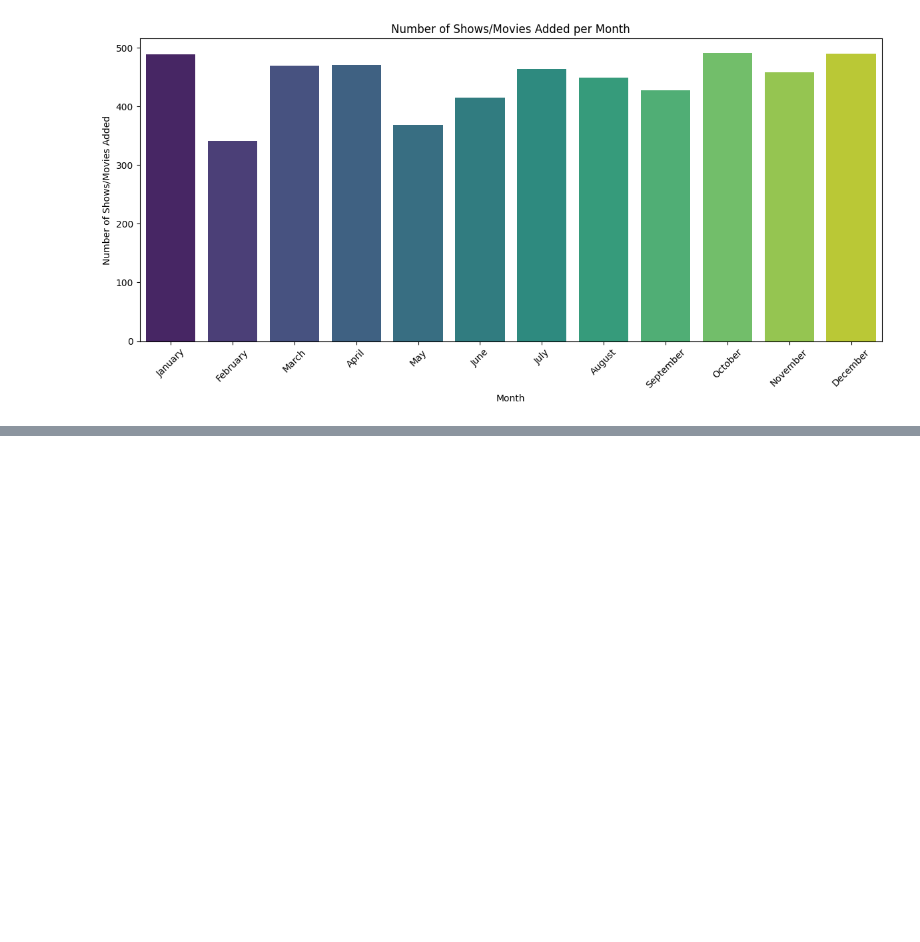
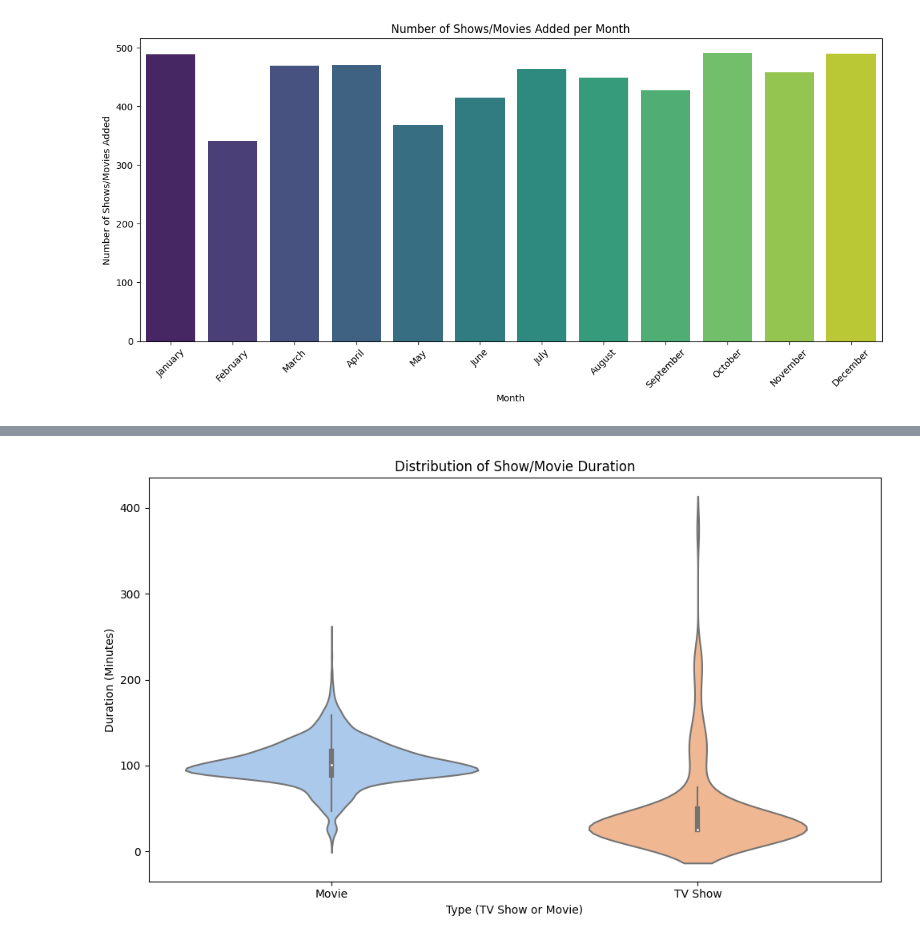
Before and after one commit to Jitesh117/netflix_data_analysis, a Jupyter notebook: analysis.ipynb, the cells around one changed output, grey strips where cells are left out. Drawn from its saved outputs; the diff is of its cells as text; code cells hidden in the pictures; blank space fills up the shorter version.

```diff
--- a/analysis.ipynb
+++ b/analysis.ipynb
@@ -204,0 +253,18 @@ plt.show()
+# %%
+def duration_to_minutes(duration):
+    if 'min' in duration:
+        return int(duration.split(' ')[0])
+    elif 'Season' in duration:
+        return int(duration.split(' ')[0]) * 25  # Assuming 1 season is approximately 25 episodes
+
+df['duration_minutes'] = df['duration'].apply(duration_to_minutes)
+
+plt.figure(figsize=(10, 6))
+sns.violinplot(x='type', y='duration_minutes', data=df, palette='pastel')
+plt.xlabel('Type (TV Show or Movie)')
+plt.ylabel('Duration (Minutes)')
+plt.title('Distribution of Show/Movie Duration')
+plt.tight_layout()
+plt.show()
+# %% [output]
+[figure, added]
```
Also changed, not shown: parts of 4 cells of this notebook, 1 other file.
